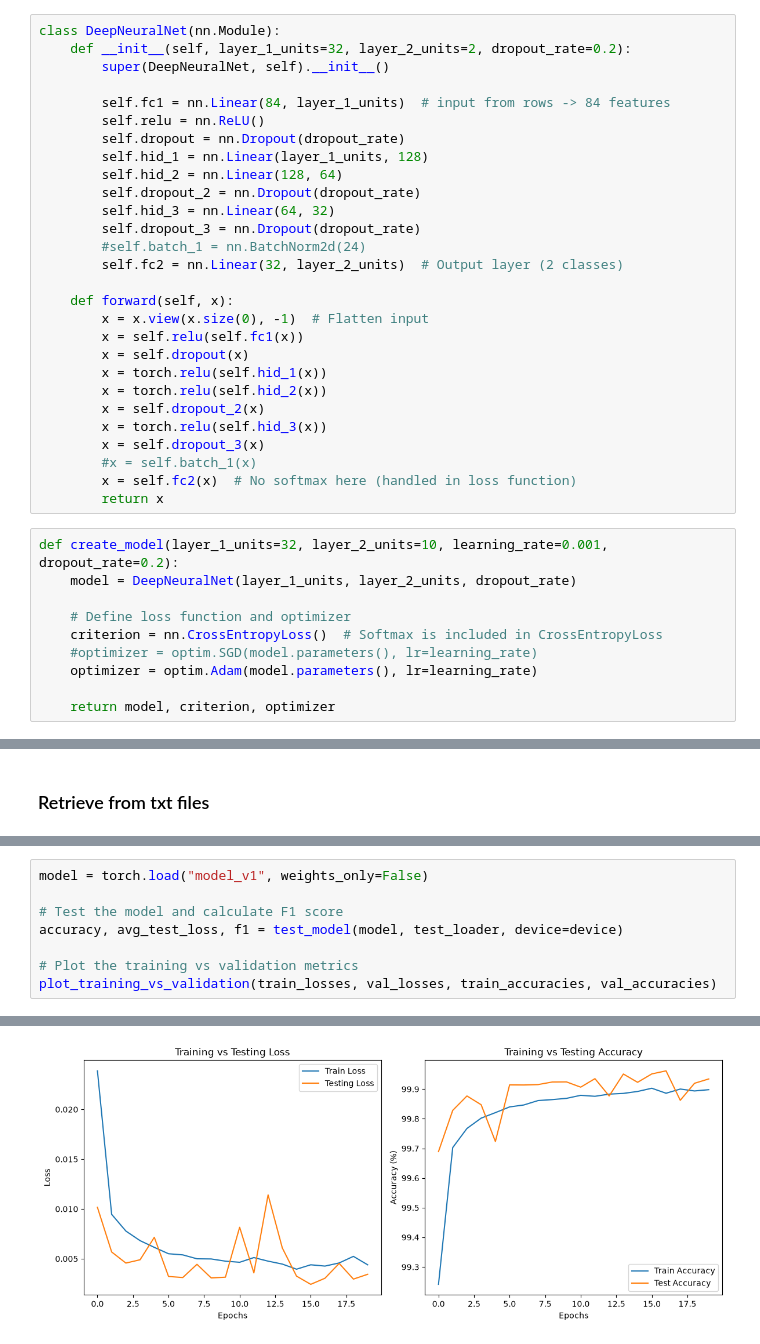
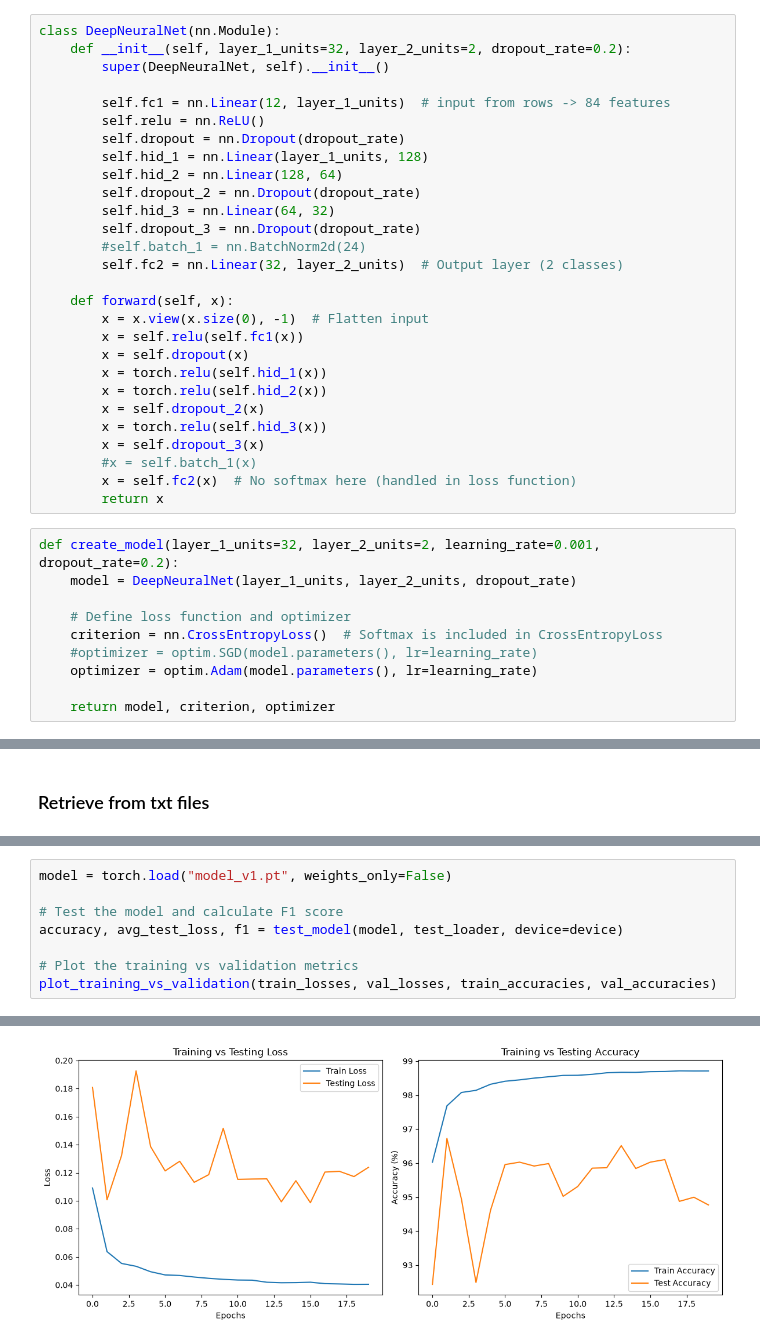
Before and after one commit to Said-Ikki/CyberSecurityAnalysis_WithML, a Jupyter notebook: ANN_Torch_CSML.ipynb, the cells around one changed output, grey strips where cells are left out. Saved outputs shown, nothing was run; the diff lists cells and outputs as text.

```diff
--- a/ANN_Torch_CSML.ipynb
+++ b/ANN_Torch_CSML.ipynb
@@ -75,7 +103,7 @@ class DeepNeuralNet(nn.Module):
     def __init__(self, layer_1_units=32, layer_2_units=2, dropout_rate=0.2):
         super(DeepNeuralNet, self).__init__()
 
-        self.fc1 = nn.Linear(84, layer_1_units)  # input from rows -> 84 features
+        self.fc1 = nn.Linear(12, layer_1_units)  # input from rows -> 84 features
         self.relu = nn.ReLU()
         self.dropout = nn.Dropout(dropout_rate)
         self.hid_1 = nn.Linear(layer_1_units, 128)
@@ -99,7 +127,7 @@ class DeepNeuralNet(nn.Module):
         x = self.fc2(x)  # No softmax here (handled in loss function)
         return x
 # %%
-def create_model(layer_1_units=32, layer_2_units=10, learning_rate=0.001, dropout_rate=0.2):
+def create_model(layer_1_units=32, layer_2_units=2, learning_rate=0.001, dropout_rate=0.2):
     model = DeepNeuralNet(layer_1_units, layer_2_units, dropout_rate)
 
     # Define loss function and optimizer
@@ -483,5 +546,5 @@ Epoch 20/20, Train Loss: 0.0044, Train Accuracy: 99.90%, Val Loss: 0.0034, Val A
 # %%
-model = torch.load("model_v1", weights_only=False)
+model = torch.load("model_v1.pt", weights_only=False)
 
 # Test the model and calculate F1 score
 accuracy, avg_test_loss, f1 = test_model(model, test_loader, device=device)
@@ -493 +556 @@ Test Loss: 0.0034, Test Accuracy: 99.93%, F1 Score: 0.9993
-[figure, old version]
+[figure, new version]
```
Also changed, not shown: parts of 8 cells of this notebook, 4 other files.
